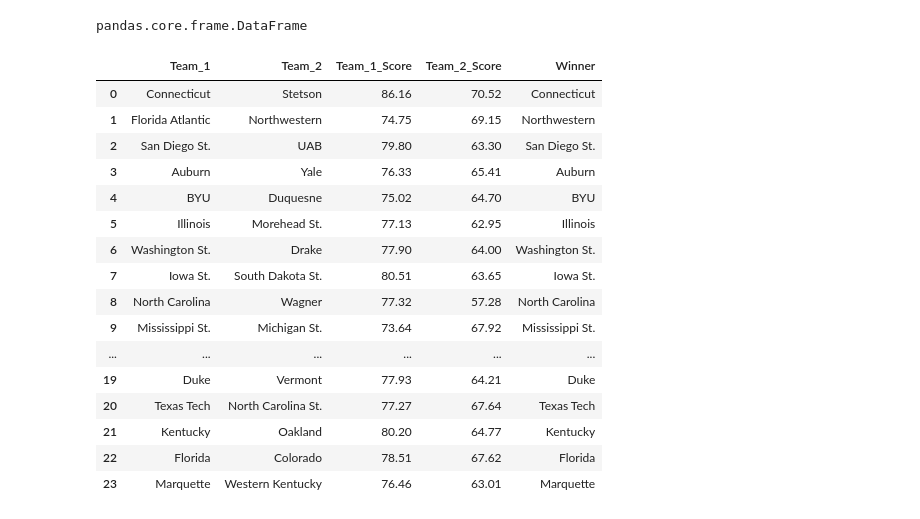
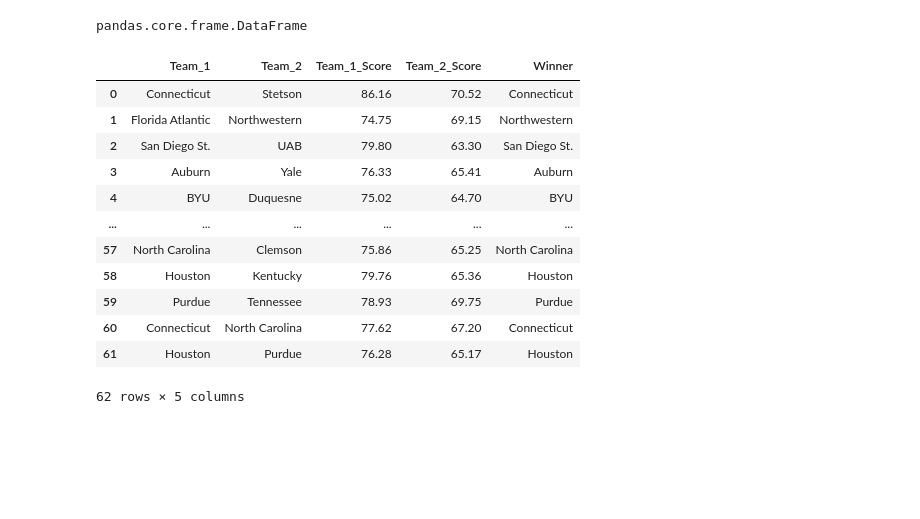
Before and after one commit to bme3412/Machine_Learning_Projects, a Jupyter notebook: ML_March_Madness_2024/March_Madness_XGBoost.ipynb, the cells around one changed output. Saved outputs shown, nothing was run; the diff lists cells and outputs as text; code cells hidden in the pictures; blank space fills up the shorter version.

Commit message:
updated scores for each round and fixed syntax

```diff
--- a/ML_March_Madness_2024/March_Madness_XGBoost.ipynb
+++ b/ML_March_Madness_2024/March_Madness_XGBoost.ipynb
@@ -741,12 +741,14 @@ def simulate_scores(current_round_df, model, model_score_team1, model_score_team
     next_round_scores_team2 = []
     next_round_winners = []
 
-    for i in range(0, len(current_round_df), 2):
-        team_1 = current_round_df.iloc[i]['Team_1']
-        team_2 = current_round_df.iloc[i+1]['Team_2']
+    winners = current_round_df['Winner'].tolist()
+
+    for i in range(0, len(winners), 2):
+        team_1 = winners[i]
+        team_2 = winners[i+1]
 
         # Merge current round matchups with df_2024_teams to get team statistics
-        merged_round = pd.merge(current_round_df.iloc[[i, i+1]], df_2024_teams, left_on='Team_1', right_on='TEAM')
+        merged_round = pd.merge(pd.DataFrame({'Team_1': [team_1], 'Team_2': [team_2]}), df_2024_teams, left_on='Team_1', right_on='TEAM')
         merged_round = pd.merge(merged_round, df_2024_teams, left_on='Team_2', right_on='TEAM', suffixes=('_team1', '_team2'))
 
         # Calculate SEED_DIFF for the current round matchups
@@ -814,7 +816,7 @@ all_rounds_results = []
 
 while len(current_round) > 1:
     print(f"Round {round_number} Matchups:")
-    print(current_round[['Team_1', 'Team_2', 'Winner']])
+    print(current_round[['Team_1', 'Team_2']])
     print()
 
     print(f"Round {round_number} Results:")
@@ -828,18 +830,15 @@ while len(current_round) > 1:
     all_rounds_results.append(round_results_df)
 
     # Simulate the next round
-    current_round = simulate_scores(current_round, model, model_score_team1, model_score_team2, df_2024_teams)
+    next_round = simulate_scores(current_round, model, model_score_team1, model_score_team2, df_2024_teams)
 
+    current_round = next_round
     round_number += 1
 
-    # Check if the current round is the championship game
-    if len(current_round) == 1:
-        break
-
-
-
+# Print the championship game
 print("Championship Game:")
-print(current_round[['Team_1', 'Team_2', 'Winner']])
+championship_game = current_round.copy()
+print(championship_game[['Team_1', 'Team_2', 'Winner']])
 print()
 
 # Predict the winner and individual team scores for the championship game
@@ -1038,24 +1024,20 @@ type(all_rounds_predict)
 # %% [output]
 pandas.core.frame.DataFrame
 # %%
-all_rounds_predict.head(24)
+all_rounds_results_df
 # %% [output]
 |  | Team_1 | Team_2 | Team_1_Score | Team_2_Score | Winner |
 | 0 | Connecticut | Stetson | 86.16 | 70.52 | Connecticut |
 | 1 | Florida Atlantic | Northwestern | 74.75 | 69.15 | Northwestern |
 | 2 | San Diego St. | UAB | 79.80 | 63.30 | San Diego St. |
 | 3 | Auburn | Yale | 76.33 | 65.41 | Auburn |
 | 4 | BYU | Duquesne | 75.02 | 64.70 | BYU |
-| 5 | Illinois | Morehead St. | 77.13 | 62.95 | Illinois |
-| 6 | Washington St. | Drake | 77.90 | 64.00 | Washington St. |
-| 7 | Iowa St. | South Dakota St. | 80.51 | 63.65 | Iowa St. |
-| 8 | North Carolina | Wagner | 77.32 | 57.28 | North Carolina |
-| 9 | Mississippi St. | Michigan St. | 73.64 | 67.92 | Mississippi St. |
 | ... | ... | ... | ... | ... | ... |
-| 19 | Duke | Vermont | 77.93 | 64.21 | Duke |
-| 20 | Texas Tech | North Carolina St. | 77.27 | 67.64 | Texas Tech |
-| 21 | Kentucky | Oakland | 80.20 | 64.77 | Kentucky |
-| 22 | Florida | Colorado | 78.51 | 67.62 | Florida |
-| 23 | Marquette | Western Kentucky | 76.46 | 63.01 | Marquette |
+| 57 | North Carolina | Clemson | 75.86 | 65.25 | North Carolina |
+| 58 | Houston | Kentucky | 79.76 | 65.36 | Houston |
+| 59 | Purdue | Tennessee | 78.93 | 69.75 | Purdue |
+| 60 | Connecticut | North Carolina | 77.62 | 67.20 | Connecticut |
+| 61 | Houston | Purdue | 76.28 | 65.17 | Houston |
+62 rows × 5 columns
 # %%
 ## there is an error. all)rounds_predict.head(24) has western kentucky beat by marquette yet its showing up vs hosuton
```
Also changed, not shown: parts of 4 cells of this notebook.
